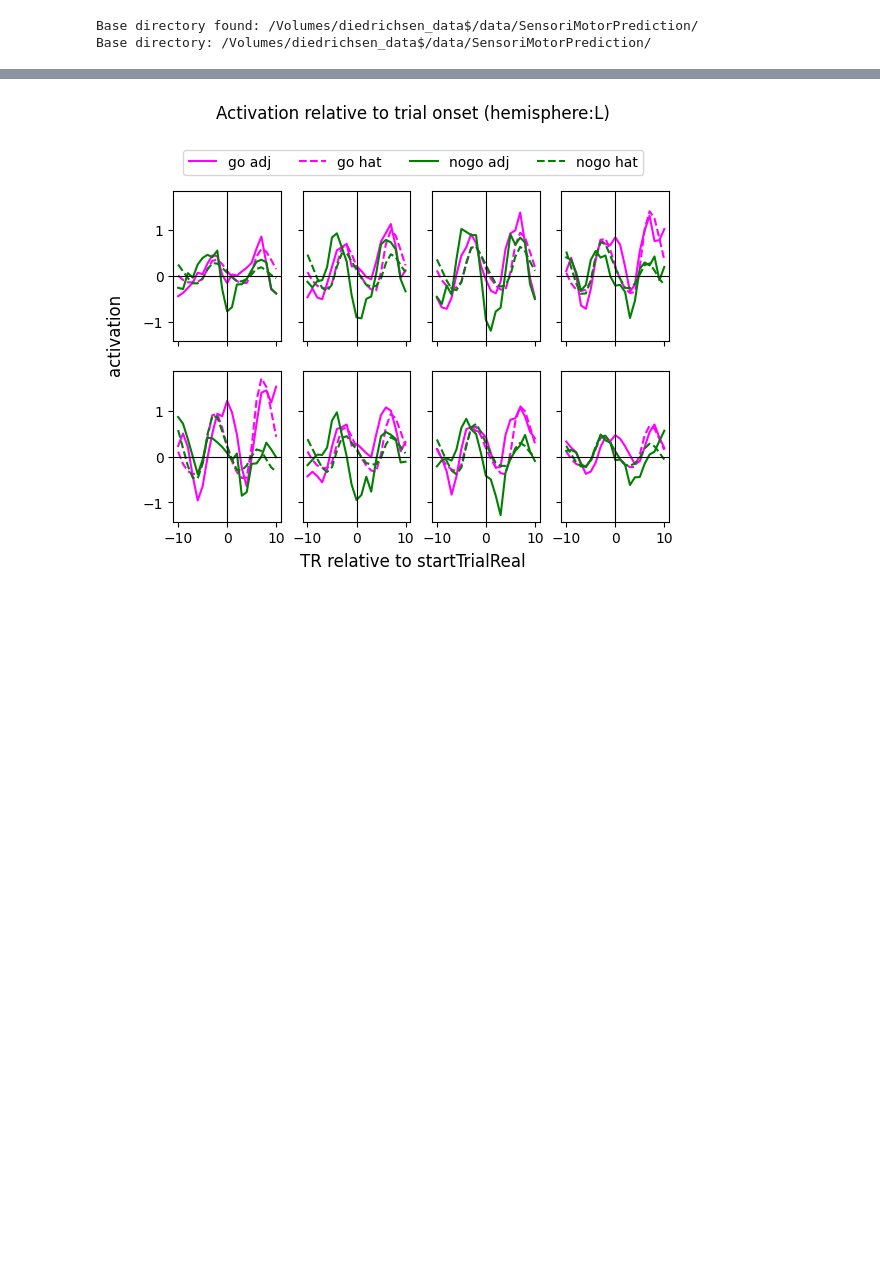
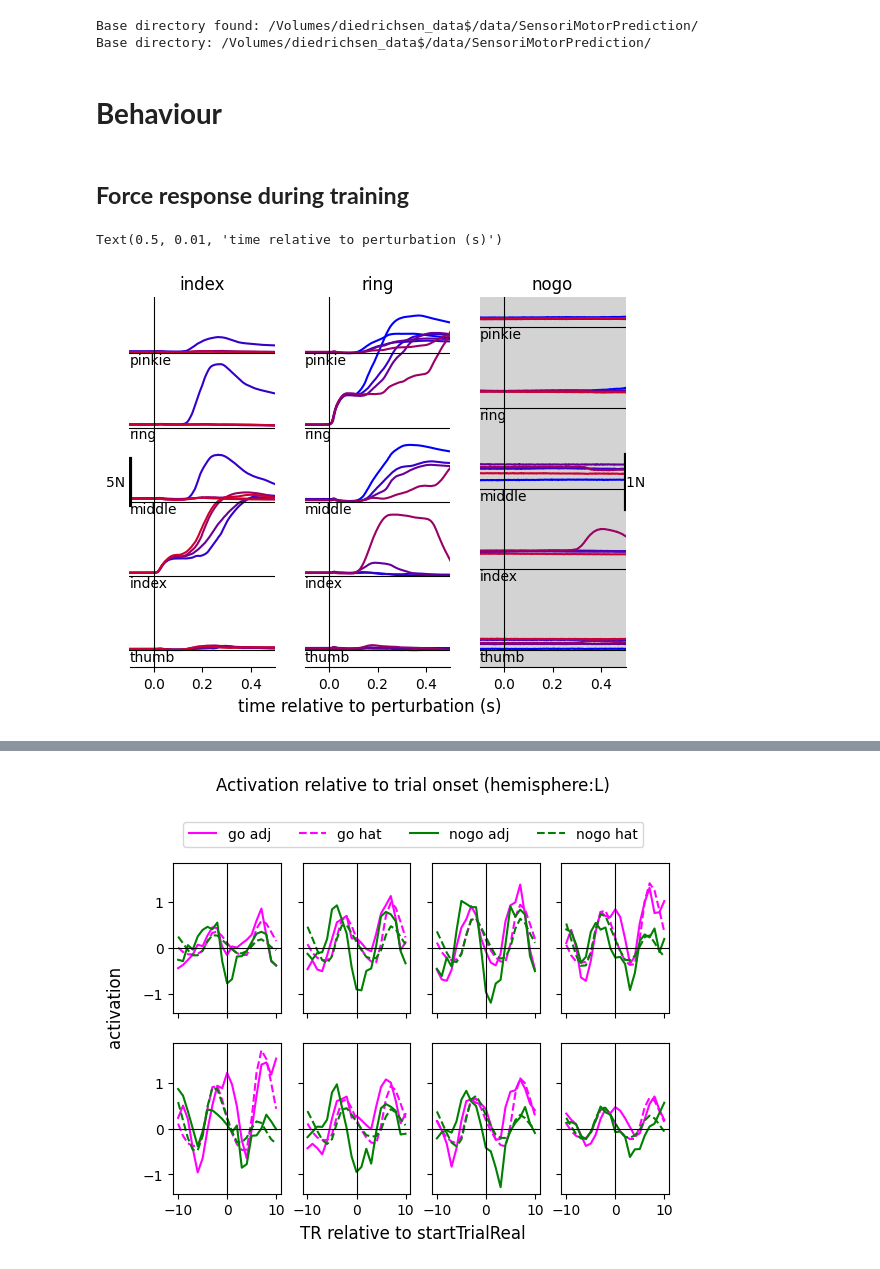
Before and after one commit to mnlmrc/sensori-motor-prediction, a Jupyter notebook: notebooks/main.ipynb, the cells around one changed output, grey strips where cells are left out. Cells and saved outputs as stored; diff of their text form; code cells hidden in the pictures; blank space fills up the shorter version.

```diff
--- a/notebooks/main.ipynb
+++ b/notebooks/main.ipynb
@@ -6,3 +9,49 @@ from matplotlib.cm import ScalarMappable
 # %% [output]
 Base directory found: /Volumes/diedrichsen_data$/data/SensoriMotorPrediction/
 Base directory: /Volumes/diedrichsen_data$/data/SensoriMotorPrediction/
+# %% [markdown]
+# **Behaviour**
+# %% [markdown]
+## **Force response during training**
+# %%
+experiment = 'smp2'
+session = 'training'
+fig, axs = plt.subplots(ncols=3, sharex=True)
+fig, axs[0] = main('PLOT:timec_force', experiment, session=session, stimFinger='index', GoNogo='go',fig=fig, axs=axs[0], vsep=8)
+fig, axs[1] = main('PLOT:timec_force', experiment, session=session, stimFinger='ring', GoNogo='go',fig=fig, axs=axs[1], vsep=8)
+fig, axs[2] = main('PLOT:timec_force', experiment, session=session, GoNogo='nogo',fig=fig, axs=axs[2], vsep=1.5)
+
+axs[1].sharey(axs[0])
+
+axs[0].set_xlim([-.1, .5])
+axs[0].spines[['top', 'right', 'left']].set_visible(False)
+axs[0].axvline(0, ls='-', color='k', lw=.8)
+axs[0].set_yticks([])
+axs[0].set_title('index')
+
+axs[1].spines[['top', 'right', 'left']].set_visible(False)
+axs[1].axvline(0, ls='-', color='k', lw=.8)
+axs[1].set_title('ring')
+
+axs[2].spines[['top', 'right', 'left']].set_visible(False)
+axs[2].axvline(0, ls='-', color='k', lw=.8)
+axs[2].set_yticks([])
+axs[2].set_title('nogo')
+axs[2].set_facecolor('lightgrey')
+
+for ax in axs[:2]:
+    for c, ch in enumerate(gl.channels['mov']):
+        ax.axhline(c * 8, ls='-', color='k', lw=.8)
+        ax.text(ax.get_xlim()[0], c * 8, ch, va='top', ha='left')
+
+for c, ch in enumerate(gl.channels['mov']):
+    axs[2].axhline(c * 1.5, ls='-', color='k', lw=.8)
+    axs[2].text(axs[2].get_xlim()[0], c * 1.5, ch, va='top', ha='left')
+
+make_yref(axs[0], reference_length=5, pos='left')
+make_yref(axs[2], reference_length=1, pos='right')
+
+fig.supxlabel('time relative to perturbation (s)')
+# %% [output]
+Text(0.5, 0.01, 'time relative to perturbation (s)')
+[figure, added]
```
Also changed, not shown: parts of 5 cells of this notebook, 3 other files.
